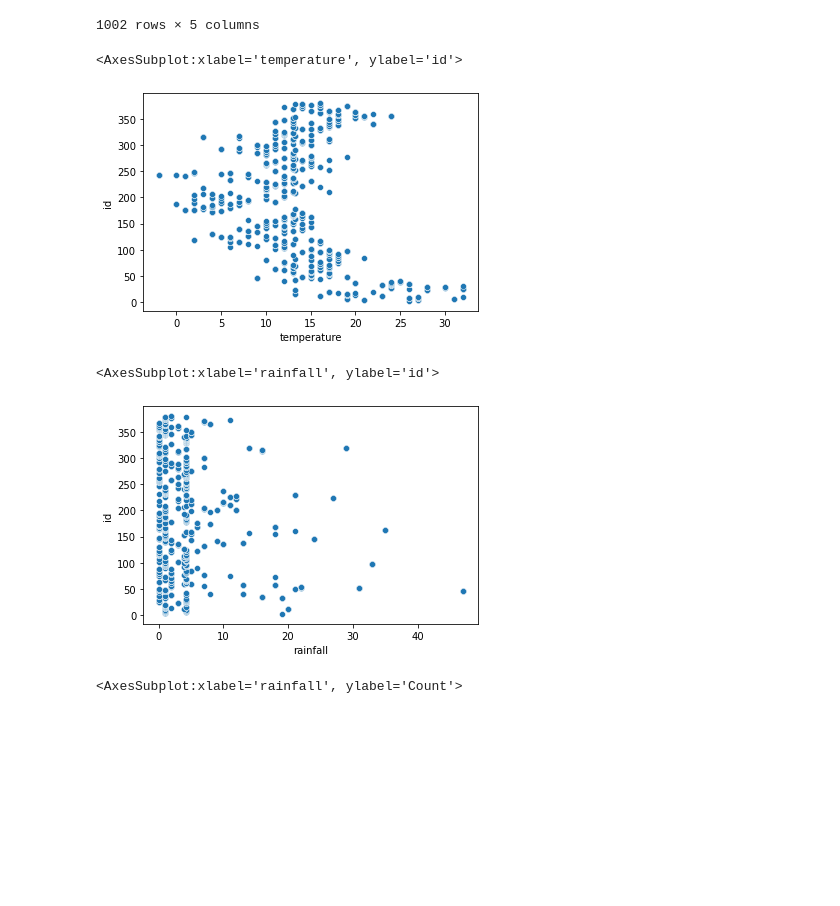
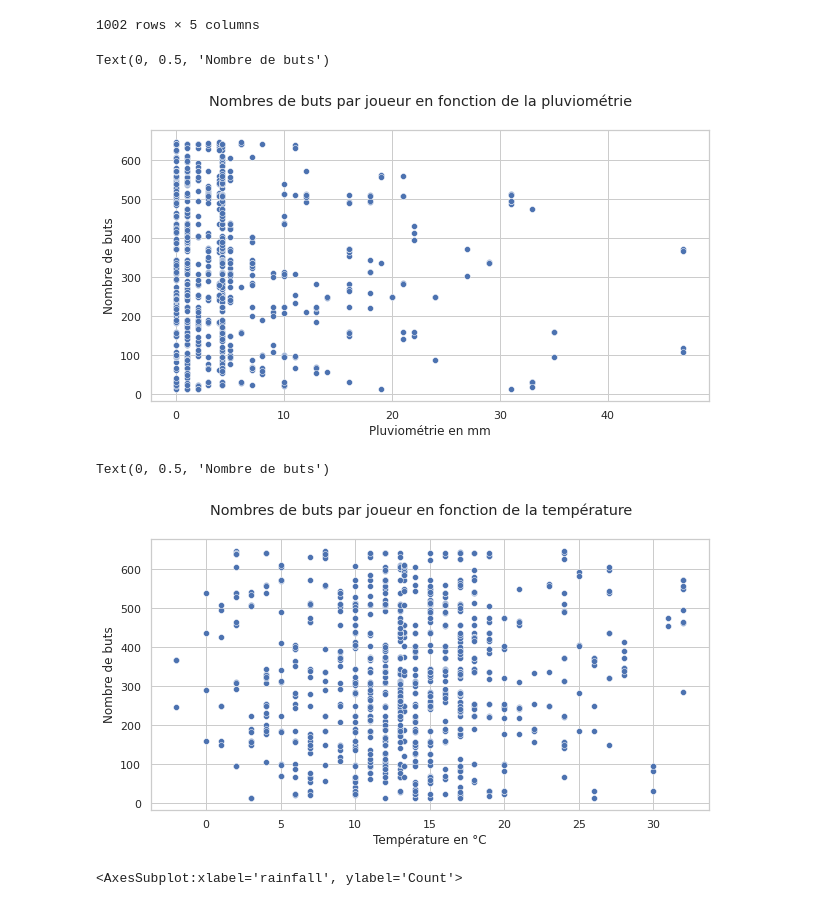
Before and after one commit to clement-camara/brief-foot, a Jupyter notebook: viz-foot.ipynb, the cells around one changed output. Saved outputs shown, nothing was run; the diff lists cells and outputs as text; code cells hidden in the pictures; blank space fills up the shorter version.

```diff
--- a/viz-foot.ipynb
+++ b/viz-foot.ipynb
@@ -162,16 +172,24 @@ df3
 | 1000 | H. Diallo | 642 | 380 | 16.0 | 2.0 |
 | 1001 | T. Chalobah | 211 | 380 | 16.0 | 2.0 |
 1002 rows × 5 columns
-# %%
-sns.scatterplot(x='temperature', y='id', data=df3)
-# %% [output]
-<AxesSubplot:xlabel='temperature', ylabel='id'>
-[figure, removed]
-# %%
-sns.scatterplot(x='rainfall', y='id', data=df3)
-# %% [output]
-<AxesSubplot:xlabel='rainfall', ylabel='id'>
-[figure, removed]
+# %%
+plt.figure(figsize=(10,5))
+sns.scatterplot(x='rainfall', y='player_id', data= df3)
+plt.suptitle('Nombres de buts par joueur en fonction de la pluviométrie')
+plt.xlabel('Pluviométrie en mm')
+plt.ylabel('Nombre de buts')
+# %% [output]
+Text(0, 0.5, 'Nombre de buts')
+[figure, added]
+# %%
+plt.figure(figsize=(10,5))
+sns.scatterplot(x='temperature', y='player_id', data= df3)
+plt.suptitle('Nombres de buts par joueur en fonction de la température')
+plt.xlabel('Température en °C')
+plt.ylabel('Nombre de buts')
+# %% [output]
+Text(0, 0.5, 'Nombre de buts')
+[figure, added]
 # %%
 fig, ax = plt.subplots()
 fig.set_size_inches(10, 4)
```
Also changed, not shown: parts of 7 cells of this notebook.
